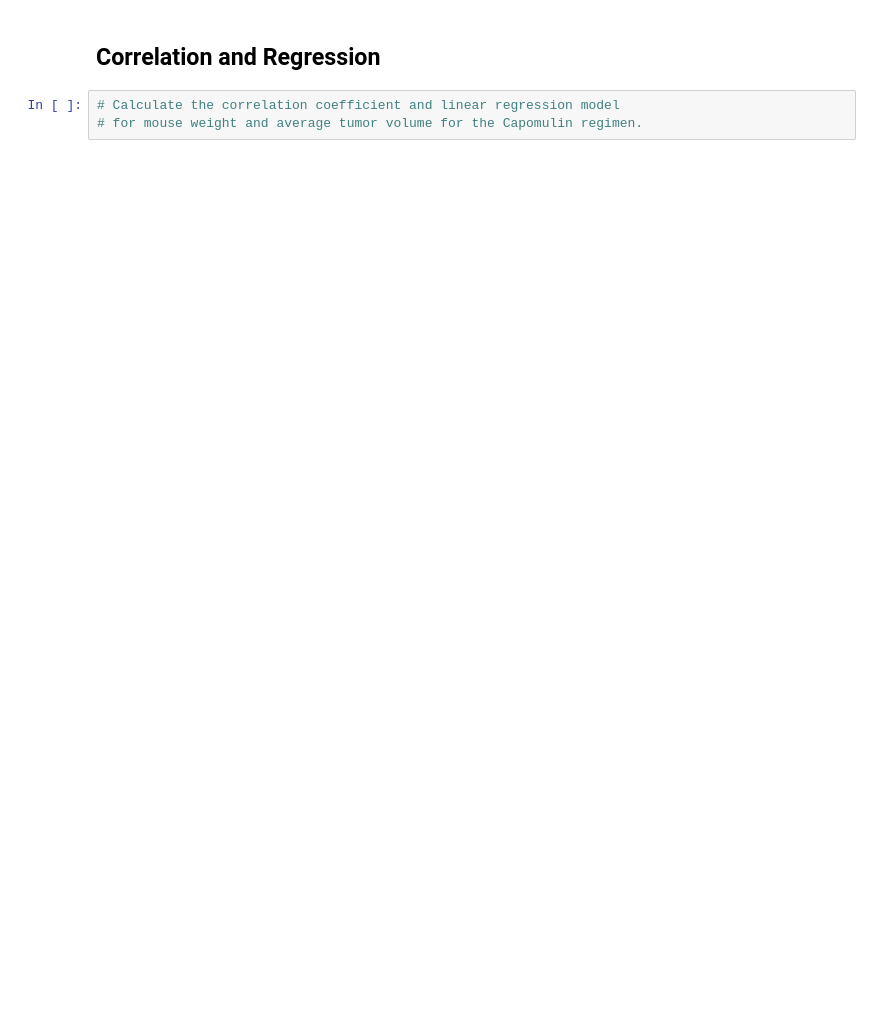
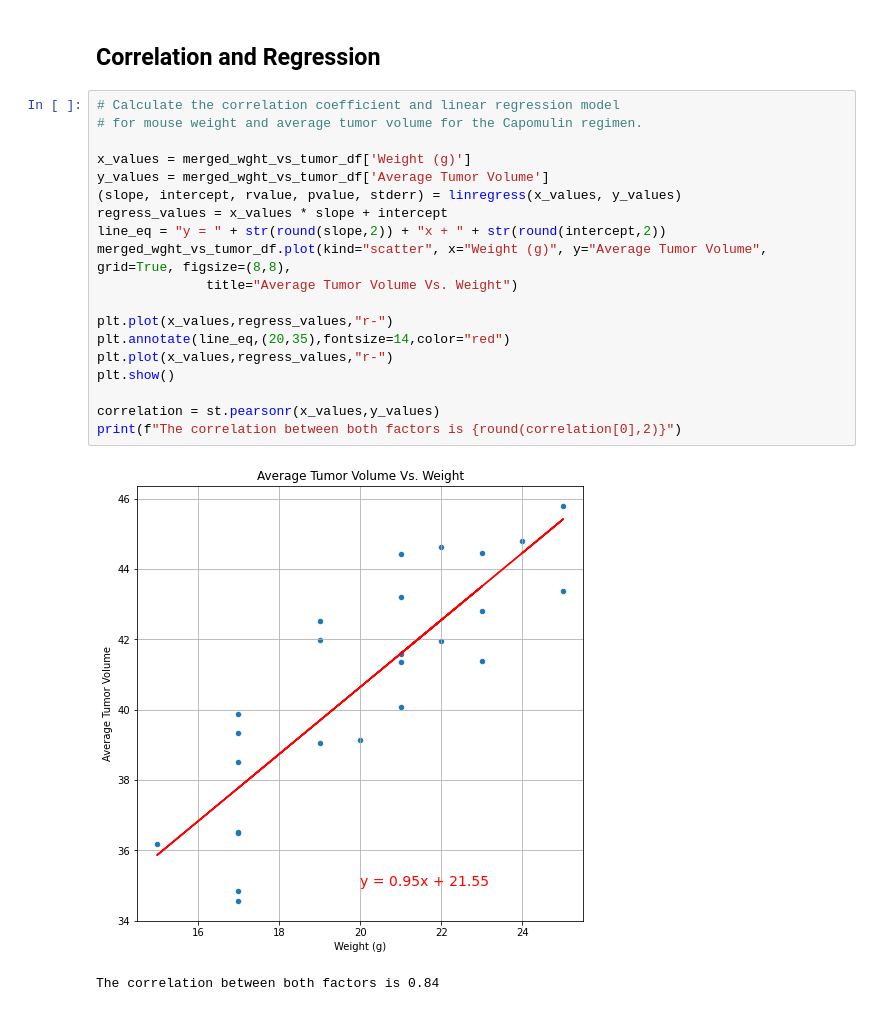
Before and after one commit to jeodaysju/plot-challenge, a Jupyter notebook: pymaceuticals_starter.ipynb, the cells around one changed output. Cells and saved outputs as stored; diff of their text form; blank space fills up the shorter version.

```diff
--- a/pymaceuticals_starter.ipynb
+++ b/pymaceuticals_starter.ipynb
@@ -293,5 +457,24 @@ plt.show()
 # %% [markdown]
 ## Correlation and Regression
-# %%
-# Calculate the correlation coefficient and linear regression model
-# for mouse weight and average tumor volume for the Capomulin regimen.
+# %%
+# Calculate the correlation coefficient and linear regression model
+# for mouse weight and average tumor volume for the Capomulin regimen.
+
+x_values = merged_wght_vs_tumor_df['Weight (g)']
+y_values = merged_wght_vs_tumor_df['Average Tumor Volume']
+(slope, intercept, rvalue, pvalue, stderr) = linregress(x_values, y_values)
+regress_values = x_values * slope + intercept
+line_eq = "y = " + str(round(slope,2)) + "x + " + str(round(intercept,2))
+merged_wght_vs_tumor_df.plot(kind="scatter", x="Weight (g)", y="Average Tumor Volume", grid=True, figsize=(8,8),
+              title="Average Tumor Volume Vs. Weight")
+
+plt.plot(x_values,regress_values,"r-")
+plt.annotate(line_eq,(20,35),fontsize=14,color="red")
+plt.plot(x_values,regress_values,"r-")
+plt.show()
+
+correlation = st.pearsonr(x_values,y_values)
+print(f"The correlation between both factors is {round(correlation[0],2)}")
+# %% [output]
+[figure, added]
+The correlation between both factors is 0.84
```
Also changed, not shown: parts of 14 cells of this notebook.
